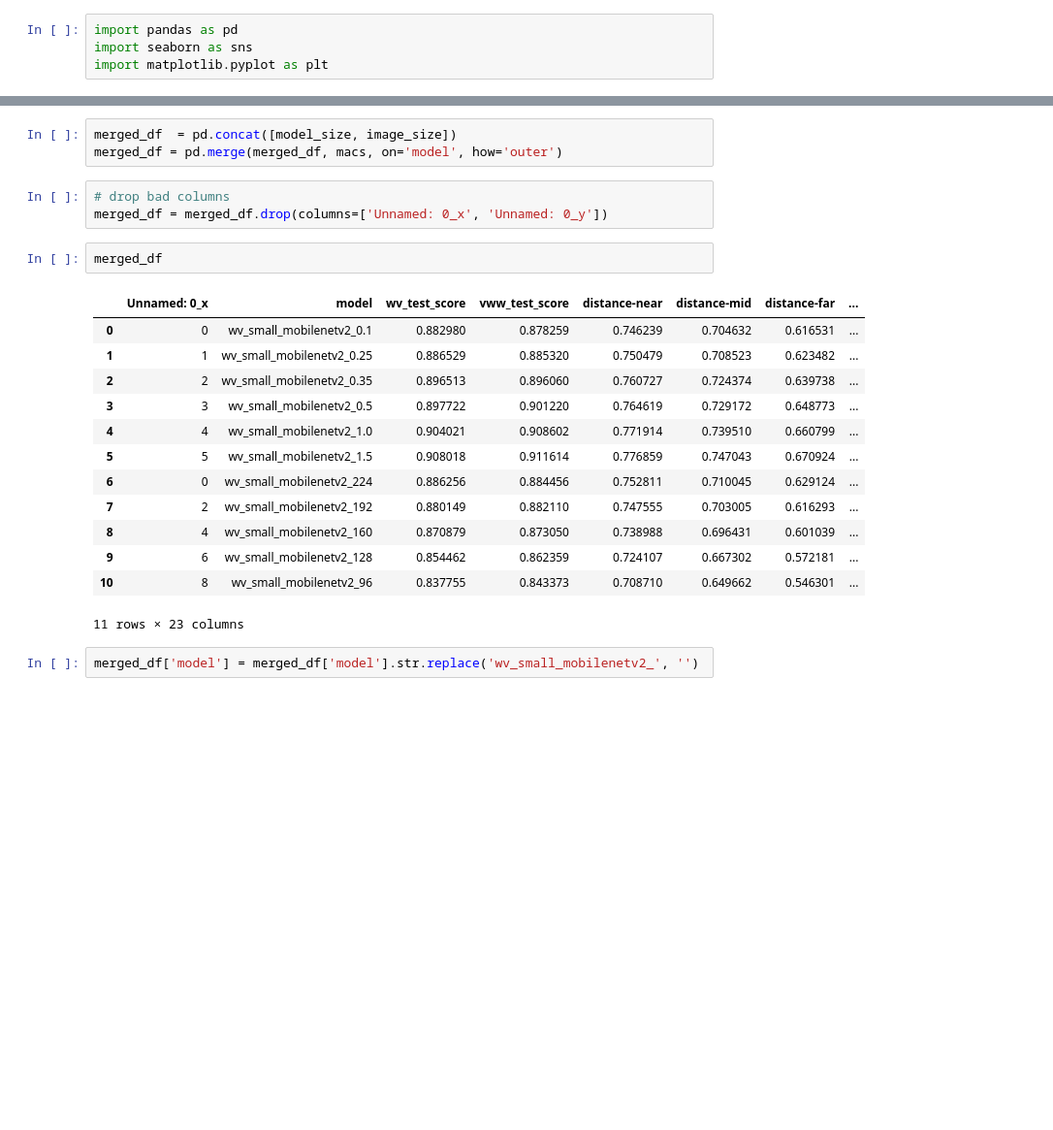
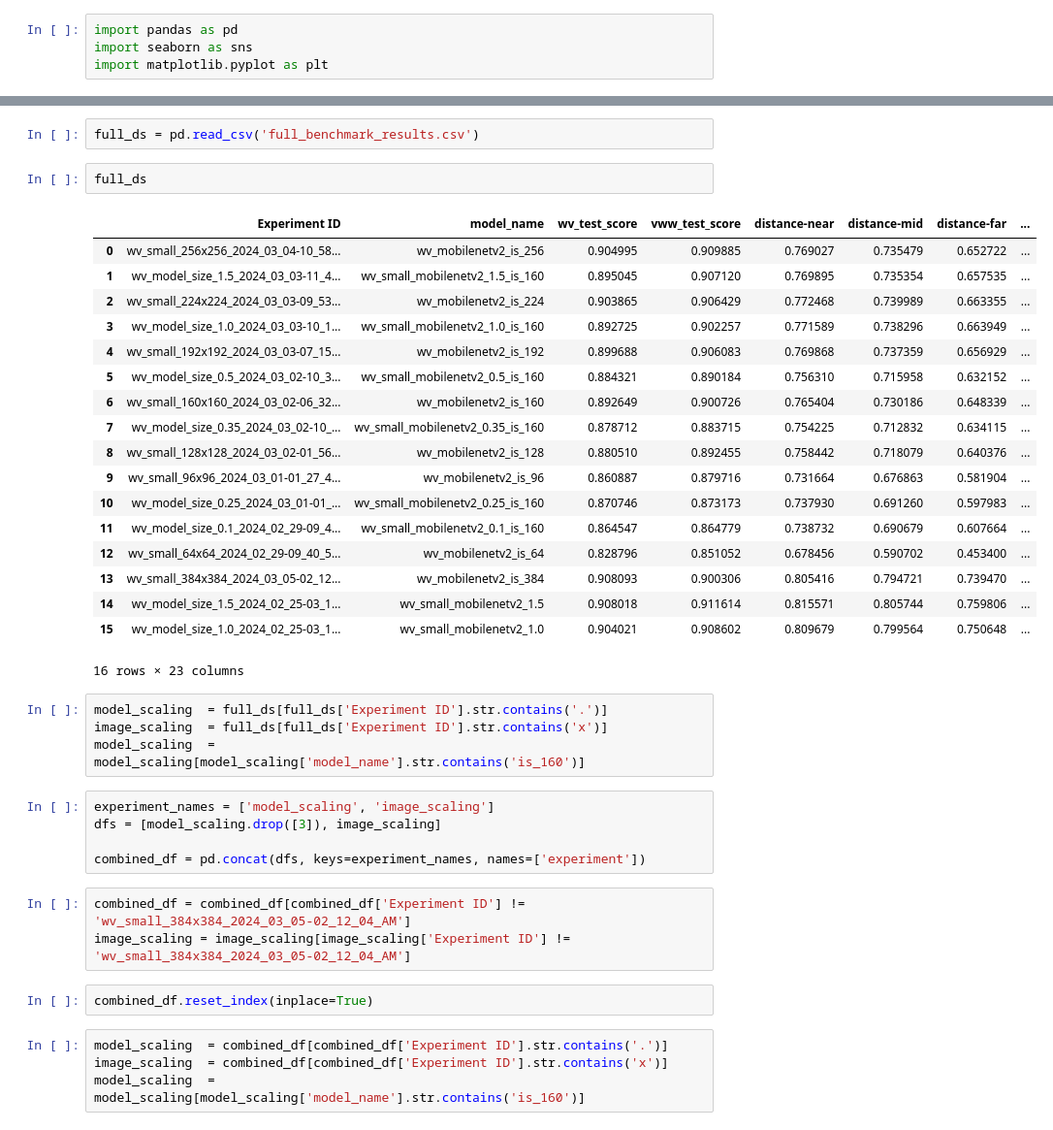
Before and after one commit to harvard-edge/Wake_Vision, a Jupyter notebook: visualize_results.ipynb, the cells around one changed output, grey strips where cells are left out. Shown at 97% size. Drawn from its saved outputs; the diff is of its cells as text; blank space fills up the shorter version.

```diff
--- a/visualize_results.ipynb
+++ b/visualize_results.ipynb
@@ -9,27 +5,44 @@ macs = pd.read_csv('benchmark_results_macs.csv')
-# %%
-merged_df  = pd.concat([model_size, image_size])
-merged_df = pd.merge(merged_df, macs, on='model', how='outer')
-# %%
-# drop bad columns
-merged_df = merged_df.drop(columns=['Unnamed: 0_x', 'Unnamed: 0_y'])
-# %%
-merged_df
-# %% [output]
-|  | Unnamed: 0_x | model | wv_test_score | vww_test_score | distance-near | distance-mid | distance-far | ... |
-| 0 | 0 | wv_small_mobilenetv2_0.1 | 0.882980 | 0.878259 | 0.746239 | 0.704632 | 0.616531 | ... |
-| 1 | 1 | wv_small_mobilenetv2_0.25 | 0.886529 | 0.885320 | 0.750479 | 0.708523 | 0.623482 | ... |
-| 2 | 2 | wv_small_mobilenetv2_0.35 | 0.896513 | 0.896060 | 0.760727 | 0.724374 | 0.639738 | ... |
-| 3 | 3 | wv_small_mobilenetv2_0.5 | 0.897722 | 0.901220 | 0.764619 | 0.729172 | 0.648773 | ... |
-| 4 | 4 | wv_small_mobilenetv2_1.0 | 0.904021 | 0.908602 | 0.771914 | 0.739510 | 0.660799 | ... |
-| 5 | 5 | wv_small_mobilenetv2_1.5 | 0.908018 | 0.911614 | 0.776859 | 0.747043 | 0.670924 | ... |
-| 6 | 0 | wv_small_mobilenetv2_224 | 0.886256 | 0.884456 | 0.752811 | 0.710045 | 0.629124 | ... |
-| 7 | 2 | wv_small_mobilenetv2_192 | 0.880149 | 0.882110 | 0.747555 | 0.703005 | 0.616293 | ... |
-| 8 | 4 | wv_small_mobilenetv2_160 | 0.870879 | 0.873050 | 0.738988 | 0.696431 | 0.601039 | ... |
-| 9 | 6 | wv_small_mobilenetv2_128 | 0.854462 | 0.862359 | 0.724107 | 0.667302 | 0.572181 | ... |
-| 10 | 8 | wv_small_mobilenetv2_96 | 0.837755 | 0.843373 | 0.708710 | 0.649662 | 0.546301 | ... |
-11 rows × 23 columns
-# %%
-merged_df['model'] = merged_df['model'].str.replace('wv_small_mobilenetv2_', '')
+# %%
+full_ds = pd.read_csv('full_benchmark_results.csv')
+# %%
+full_ds
+# %% [output]
+|  | Experiment ID | model_name | wv_test_score | vww_test_score | distance-near | distance-mid | distance-far | ... |
+| 0 | wv_small_256x256_2024_03_04-10_58... | wv_mobilenetv2_is_256 | 0.904995 | 0.909885 | 0.769027 | 0.735479 | 0.652722 | ... |
+| 1 | wv_model_size_1.5_2024_03_03-11_4... | wv_small_mobilenetv2_1.5_is_160 | 0.895045 | 0.907120 | 0.769895 | 0.735354 | 0.657535 | ... |
+| 2 | wv_small_224x224_2024_03_03-09_53... | wv_mobilenetv2_is_224 | 0.903865 | 0.906429 | 0.772468 | 0.739989 | 0.663355 | ... |
+| 3 | wv_model_size_1.0_2024_03_03-10_1... | wv_small_mobilenetv2_1.0_is_160 | 0.892725 | 0.902257 | 0.771589 | 0.738296 | 0.663949 | ... |
+| 4 | wv_small_192x192_2024_03_03-07_15... | wv_mobilenetv2_is_192 | 0.899688 | 0.906083 | 0.769868 | 0.737359 | 0.656929 | ... |
+| 5 | wv_model_size_0.5_2024_03_02-10_3... | wv_small_mobilenetv2_0.5_is_160 | 0.884321 | 0.890184 | 0.756310 | 0.715958 | 0.632152 | ... |
+| 6 | wv_small_160x160_2024_03_02-06_32... | wv_mobilenetv2_is_160 | 0.892649 | 0.900726 | 0.765404 | 0.730186 | 0.648339 | ... |
+| 7 | wv_model_size_0.35_2024_03_02-10_... | wv_small_mobilenetv2_0.35_is_160 | 0.878712 | 0.883715 | 0.754225 | 0.712832 | 0.634115 | ... |
+| 8 | wv_small_128x128_2024_03_02-01_56... | wv_mobilenetv2_is_128 | 0.880510 | 0.892455 | 0.758442 | 0.718079 | 0.640376 | ... |
+| 9 | wv_small_96x96_2024_03_01-01_27_4... | wv_mobilenetv2_is_96 | 0.860887 | 0.879716 | 0.731664 | 0.676863 | 0.581904 | ... |
+| 10 | wv_model_size_0.25_2024_03_01-01_... | wv_small_mobilenetv2_0.25_is_160 | 0.870746 | 0.873173 | 0.737930 | 0.691260 | 0.597983 | ... |
+| 11 | wv_model_size_0.1_2024_02_29-09_4... | wv_small_mobilenetv2_0.1_is_160 | 0.864547 | 0.864779 | 0.738732 | 0.690679 | 0.607664 | ... |
+| 12 | wv_small_64x64_2024_02_29-09_40_5... | wv_mobilenetv2_is_64 | 0.828796 | 0.851052 | 0.678456 | 0.590702 | 0.453400 | ... |
+| 13 | wv_small_384x384_2024_03_05-02_12... | wv_mobilenetv2_is_384 | 0.908093 | 0.900306 | 0.805416 | 0.794721 | 0.739470 | ... |
+| 14 | wv_model_size_1.5_2024_02_25-03_1... | wv_small_mobilenetv2_1.5 | 0.908018 | 0.911614 | 0.815571 | 0.805744 | 0.759806 | ... |
+| 15 | wv_model_size_1.0_2024_02_25-03_1... | wv_small_mobilenetv2_1.0 | 0.904021 | 0.908602 | 0.809679 | 0.799564 | 0.750648 | ... |
+16 rows × 23 columns
+# %%
+model_scaling  = full_ds[full_ds['Experiment ID'].str.contains('.')]
+image_scaling  = full_ds[full_ds['Experiment ID'].str.contains('x')]
+model_scaling  = model_scaling[model_scaling['model_name'].str.contains('is_160')]
+# %%
+experiment_names = ['model_scaling', 'image_scaling']
+dfs = [model_scaling.drop([3]), image_scaling]
+
+combined_df = pd.concat(dfs, keys=experiment_names, names=['experiment'])
+# %%
+combined_df = combined_df[combined_df['Experiment ID'] != 'wv_small_384x384_2024_03_05-02_12_04_AM']
+image_scaling = image_scaling[image_scaling['Experiment ID'] != 'wv_small_384x384_2024_03_05-02_12_04_AM']
+# %%
+combined_df.reset_index(inplace=True)
+# %%
+model_scaling  = combined_df[combined_df['Experiment ID'].str.contains('.')]
+image_scaling  = combined_df[combined_df['Experiment ID'].str.contains('x')]
+model_scaling  = model_scaling[model_scaling['model_name'].str.contains('is_160')]
 # %%
 import seaborn as sns
 target_metric = 'wv_test_score'
```
Also changed, not shown: parts of 17 cells of this notebook, 11 other files.
